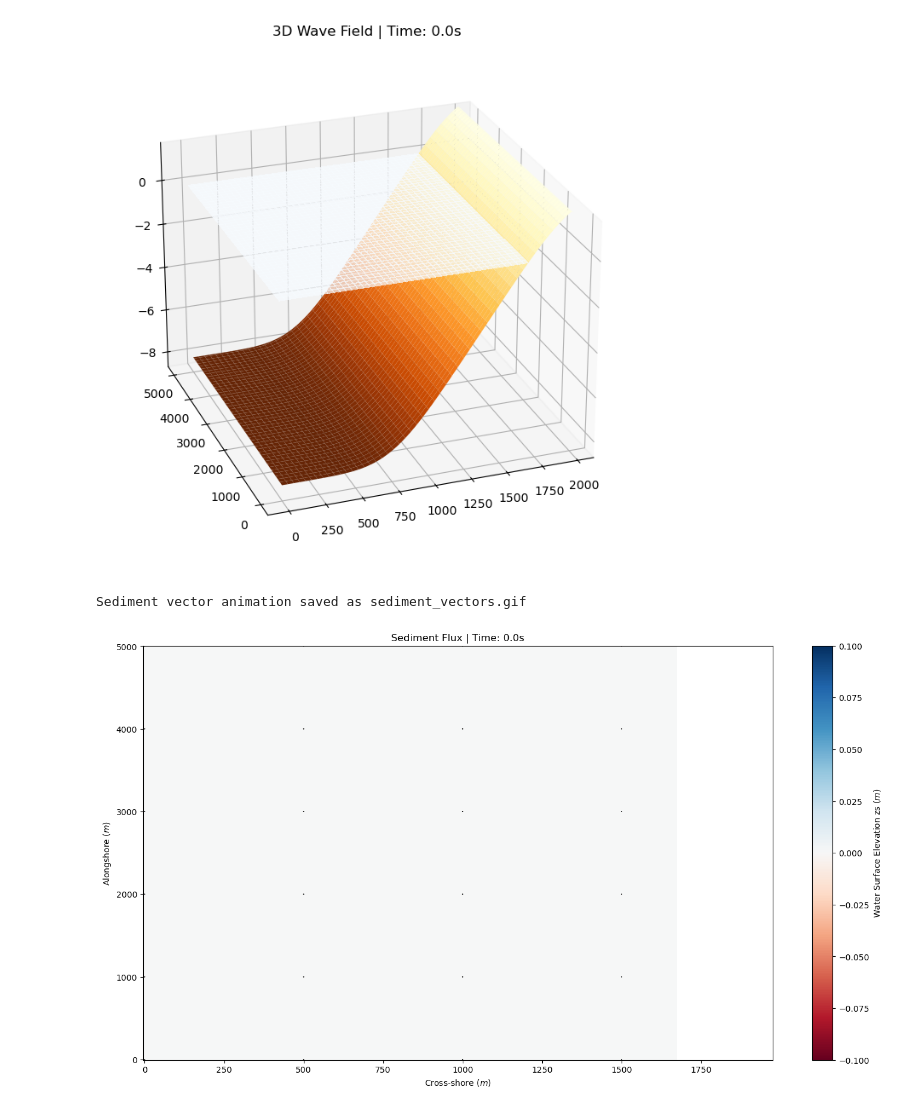
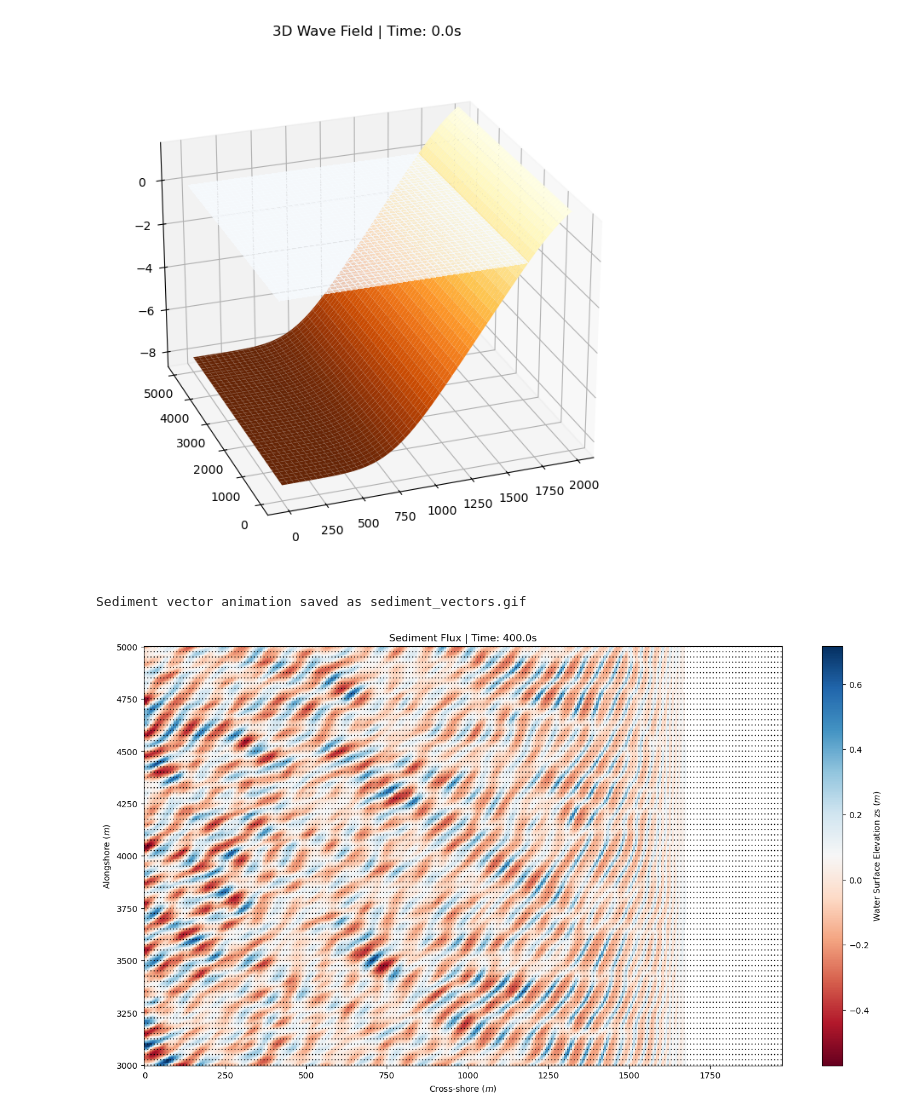
Before and after one commit to acdealy/xbeach, a Jupyter notebook: xbeach_post.ipynb, the cells around one changed output. Cells and saved outputs as stored; diff of their text form; code cells hidden in the pictures.

```diff
--- a/xbeach_post.ipynb
+++ b/xbeach_post.ipynb
@@ -35,9 +40,8 @@ x = ds['globalx']
 y = ds['globaly']
 time = ds['globaltime']
 
-fig, ax = plt.subplots(figsize=(10, 6))
+fig, ax = plt.subplots(figsize=(10, 8))
 
-# vmin = float(ds['zs'].min())
 vmin = -float(ds['zs'].max())
 vmax = float(ds['zs'].max())
 norm = TwoSlopeNorm(vcenter=0, vmin=vmin, vmax=vmax)
@@ -45,11 +49,12 @@ norm = TwoSlopeNorm(vcenter=0, vmin=vmin, vmax=vmax)
 quad = ax.pcolormesh(ds.globalx, ds.globaly, ds['zs'].isel(globaltime=0), norm=norm, cmap='RdBu', shading='auto')
 
 fig.colorbar(quad, label='Water Level Surface ($m$)')
-ax.set_title('Wave Field (Red=Trough, Blue=Crest)')
+
+ax.set_aspect('equal')
 
 def update(frame):
     quad.set_array(ds['zs'].isel(globaltime=frame).values.ravel())
-    ax.set_title(f"Time: {ds.globaltime[frame].values:.1f}s")
+    ax.set_title(f"Hm0: {wave_params['Hm0']} Tp: {wave_params['Tp']} Angle: {wave_params['mainang']} Time: {ds.globaltime[frame].values:.1f}s")
     return quad,
 
 ani = animation.FuncAnimation(fig, update, frames=len(ds.globaltime), blit=True)
@@ -129,51 +133,51 @@ print("3D Animation saved as wave_3d_final.gif")
 # %% [output]
 3D Animation saved as wave_3d_final.gif
 [figure]
+# %%
+# crop time after looking at wave outputs
+ds = ds.sel(globaltime=slice(400, None))
 # %%
-# plot sediment flux vector field
+# animate sediment flux vector field
 fig, ax = plt.subplots(figsize=(17, 9))
 
-# Using zs (Water Surface Elevation) for the background
+# using zs (Water Surface Elevation) for the background
 background = ds['zs'].isel(globaltime=0)
 im = ax.pcolormesh(X_mesh, Y_mesh, background, cmap='RdBu', shading='auto')
 fig.colorbar(im, label='Water Surface Elevation zs ($m$)')
 
-skip = (slice(None, None, 100), slice(None, None, 50))
+skip = (slice(None, None, 8), slice(None, None, 8))
 
-# FIX: Sum across the sediment_classes dimension to get total suspended flux
-u_full = ds['Sutot'].isel(globaltime=-1).values
-v_full = ds['Svtot'].isel(globaltime=-1).values
+u_full = ds['Susg'].isel(globaltime=-1).sum(dim='sediment_classes').values
+v_full = ds['Svsg'].isel(globaltime=-1).sum(dim='sediment_classes').values
 
 X_plot = X_mesh[skip]
 Y_plot = Y_mesh[skip]
 u_plot = u_full[skip]
 v_plot = v_full[skip]
 
-Q = ax.quiver(X_plot, Y_plot, u_plot, v_plot, color='k', scale=1, width=0.002)
+Q = ax.quiver(X_plot, Y_plot, u_plot, v_plot, color='k', scale=.05, width=0.002)
 
 ax.set_title('Sediment Flux')
 ax.set_xlabel('Cross-shore ($m$)')
 ax.set_ylabel('Alongshore ($m$)')
 
 def update(frame):
-    # Flatten the background array for the current frame
     im.set_array(ds['zs'].isel(globaltime=frame).values.ravel())
 
-    # FIX: Sum across sediment classes for the current animation frame
-    u = ds['Sutot'].isel(globaltime=frame).values[skip]
-    v = ds['Svtot'].isel(globaltime=frame).values[skip]
+    u = ds['Susg'].isel(globaltime=frame).sum(dim='sediment_classes').values[skip]
+    v = ds['Svsg'].isel(globaltime=frame).sum(dim='sediment_classes').values[skip]
 
     Q.set_UVC(u, v)
 
     ax.set_title(f"Sediment Flux | Time: {ds.globaltime[frame].values:.1f}s")
     return im, Q
 
 ani = animation.FuncAnimation(fig, update, frames=len(ds.globaltime), blit=False)
 ani.save('sediment_vectors.gif', writer='pillow', fps=8)
 print("Sediment vector animation saved as sediment_vectors.gif")
 # %% [output]
 Sediment vector animation saved as sediment_vectors.gif
-[figure, old version]
+[figure, new version]
 # %%
 X = ds['globalx'].isel(ny=0).values
 Y = ds['globaly'].isel(nx=0).values
```
Also changed, not shown: parts of 17 cells of this notebook.
